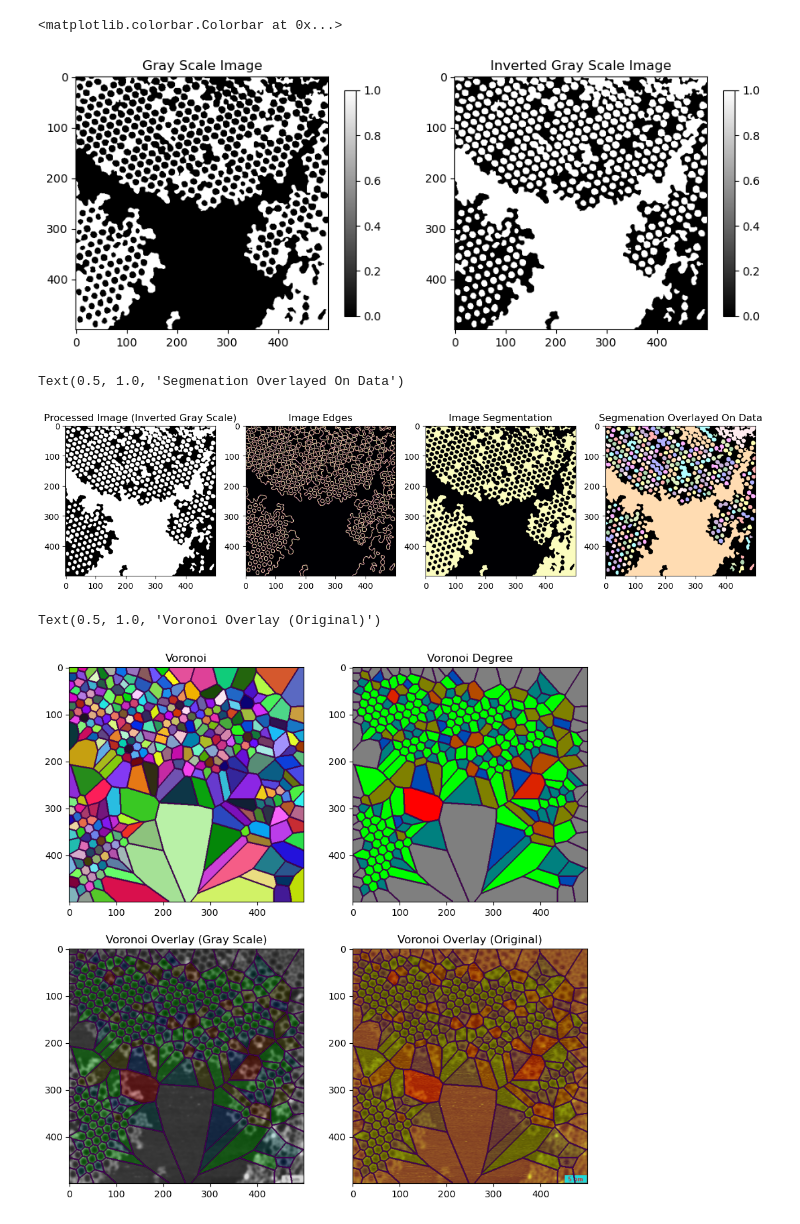
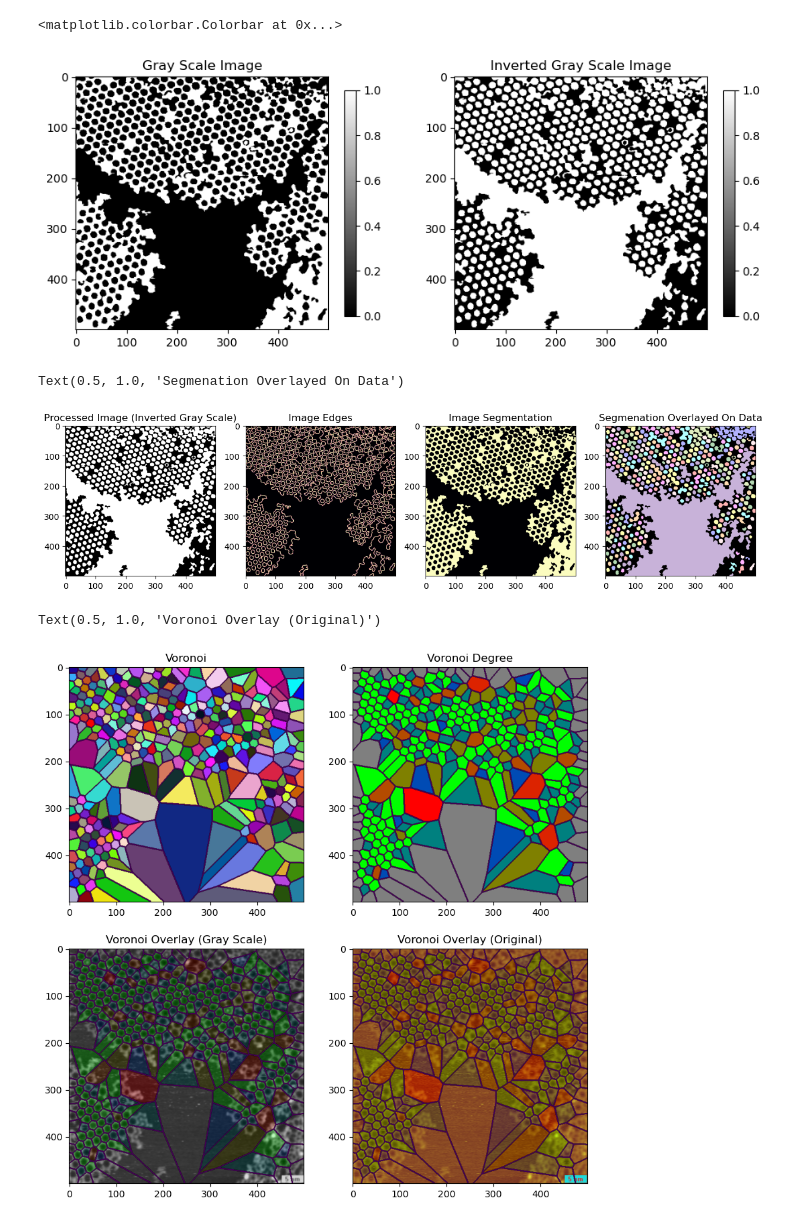
Before and after one commit to GallagherSurfaceLab/summer_26, a Jupyter notebook: Otsu_thresholding.ipynb, the cells around one changed output. Cells and saved outputs as stored; diff of their text form; code cells hidden in the pictures.

```diff
--- a/Otsu_thresholding.ipynb
+++ b/Otsu_thresholding.ipynb
@@ -34,37 +30,36 @@ max_dev_per_row = row_devs.max(axis = 1)
 threshold = max_dev_per_row.mean() + 0.9 * max_dev_per_row.std()
 scarred_rows = max_dev_per_row > threshold
 
 mask = np.zeros(img2d.shape, dtype = bool)
 mask [scarred_rows, :] = True
 
 inpainted = np.stack([inpaint_biharmonic(img.img[..., c], mask) for c in range(img.img.shape[2])], axis = -1)
 source = (inpainted if hasattr(img, 'inpainted') else img.img)
-img.img_blurred = filters.gaussian(source, sigma = 2, channel_axis = -1 if source.ndim == 3 else None)
+img.img_blurred = filters.gaussian(source, sigma = 1, channel_axis = -1 if source.ndim == 3 else None)
 image_gray = np.dot(img.img_blurred[..., :3], [0.2989, 0.5870, 0.1140])
 image_norm = (image_gray - image_gray.min()) / (image_gray.max() - image_gray.min())
 
 cmap = cm.get_cmap('afmhot')
 colored_image = cmap(image_norm)
-
-img_gr = gray_process(colored_image, dsize = dsize, cutoff = cutoff)
+img_gr = gray_process(colored_image, dsize = dsize, cutoff = 0.5)
 
 img_gr = np.dot(colored_image[..., :3], [0.2989, 0.5870, 0.1140])
 binary = img_gr > filters.threshold_otsu(img_gr)
 cleaned = morphology.remove_small_objects(binary, min_size = 64)
 cleaned = morphology.remove_small_holes(cleaned, area_threshold = 64)
 img_pr = util.invert(cleaned)
 
 fig, ax = plt.subplots(1, 2, figsize = (11, 6))
 im0 = ax[0].imshow(cleaned, cmap = 'gray')
 ax[0].set_title('Gray Scale Image')
 im1 = ax[1].imshow(img_pr, cmap = 'gray')
 ax[1].set_title('Inverted Gray Scale Image')
 
 fig.colorbar(im0, ax = ax[0], shrink = 0.6)
 fig.colorbar(im1, ax = ax[1], shrink = 0.6)
 # %% [output]
 <matplotlib.colorbar.Colorbar at 0x...>
-[figure, old version]
+[figure, new version]
 # %%
 smooth = False
 
@@ -96,7 +91,7 @@ ax[3].imshow(img_label_overlay)
 ax[3].set_title('Segmenation Overlayed On Data')
 # %% [output]
 Text(0.5, 1.0, 'Segmenation Overlayed On Data')
-[figure, old version]
+[figure, new version]
 # %%
 graph_node, n = find_nodes(label_mask, Nlabel, 1, img.scale)
 
@@ -124,7 +119,7 @@ ax[1, 1].imshow(v_border)
 ax[1, 1].set_title('Voronoi Overlay (Original)')
 # %% [output]
 Text(0.5, 1.0, 'Voronoi Overlay (Original)')
-[figure, old version]
+[figure, new version]
 # %%
 pos = {n:d['pixel_pos'] for n, d in graph_inner.nodes(data = True)}
 pos_inner = {node:[dat['pixel_pos'][1], dat['pixel_pos'][0]] for node, dat in graph_inner.nodes(data = True)}
```
Also changed, not shown: parts of 3 cells of this notebook, 1 other file.
